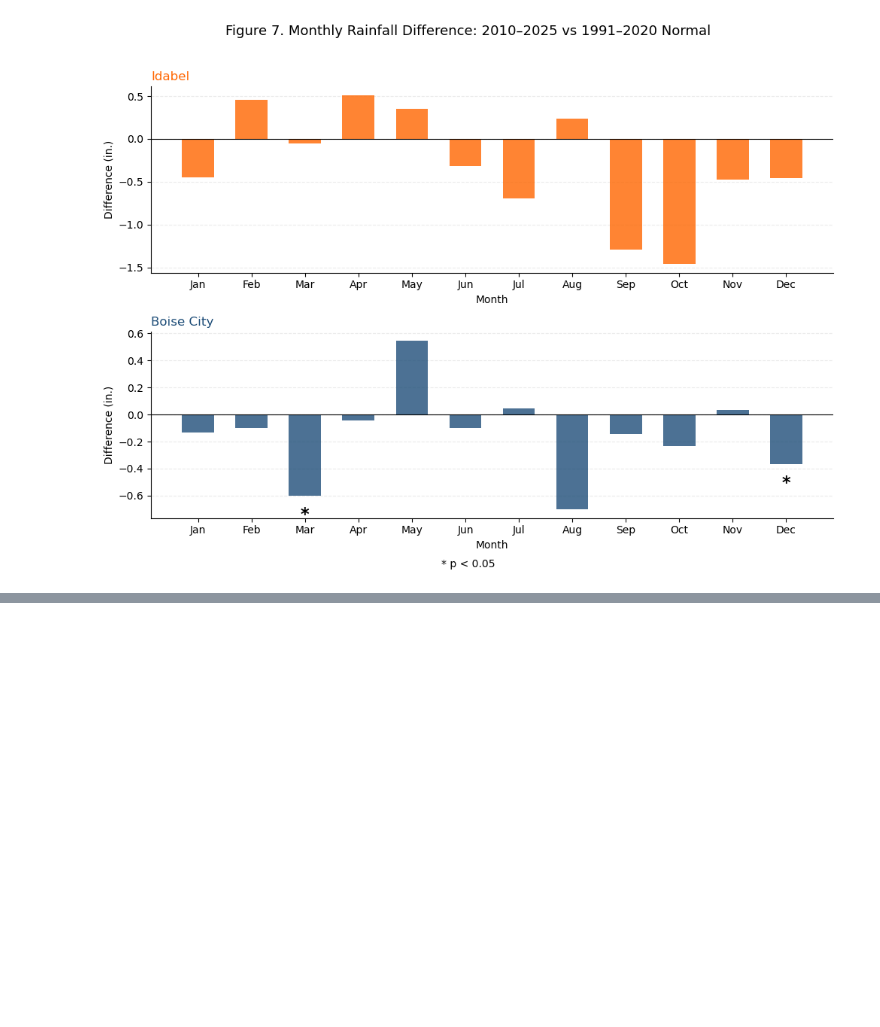
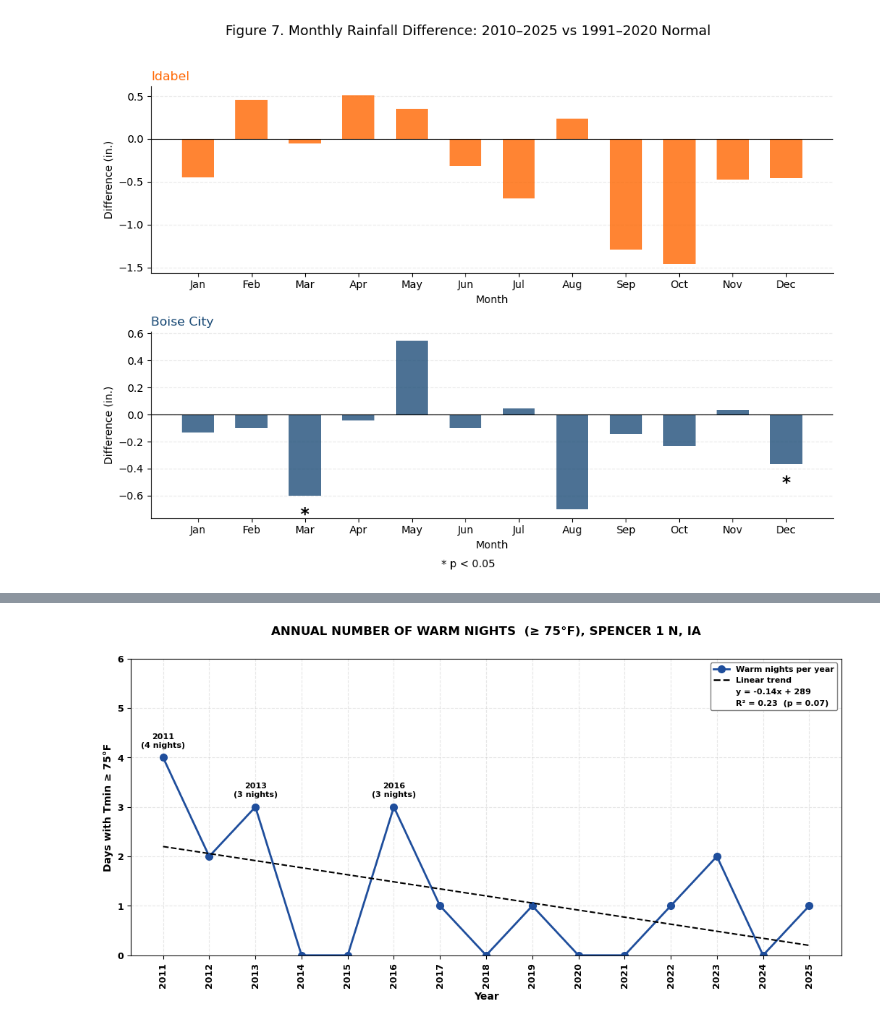
Before and after one commit to damponsah20/FS, a Jupyter notebook: Fact-Sheet_codes.ipynb, the cells around one changed output, grey strips where cells are left out. Drawn from its saved outputs; the diff is of its cells as text; code cells hidden in the pictures; blank space fills up the shorter version.

```diff
--- a/Fact-Sheet_codes.ipynb
+++ b/Fact-Sheet_codes.ipynb
@@ -806,0 +1240,88 @@ Month 1991-2020 Normal 2010-2025 Average Difference p-value Significant
+# %%
+import pandas as pd
+import numpy as np
+import matplotlib.pyplot as plt
+from matplotlib.lines import Line2D
+from matplotlib.ticker import MaxNLocator
+from scipy import stats
+
+# ---- Load and clean ----
+spencer = pd.read_excel('SPENCER_1N.xlsx')
+spencer.columns = spencer.columns.str.strip()   # removes hidden spaces in headers
+spencer['Date'] = pd.to_datetime(spencer['Date'])
+spencer['Year'] = spencer['Date'].dt.year
+
+# ---- Force temperature columns to numeric; show any non-numeric entries ----
+for col in ['MaxTemperature', 'MinTemperature', 'AvgTemperature']:
+    bad = spencer.loc[pd.to_numeric(spencer[col], errors='coerce').isna(), col]
+    if len(bad) > 0:
+        print(f'{col}: {len(bad)} non-numeric/missing entries ->', bad.unique())
+    spencer[col] = pd.to_numeric(spencer[col], errors='coerce')
+
+# "T" (trace) precipitation -> 0 (needed for later figures)
+spencer['Precipitation'] = pd.to_numeric(
+    spencer['Precipitation'].replace('T', 0), errors='coerce')
+
+# ---- Count warm nights (Tmin >= 75°F) per year ----
+warm_nights = (spencer['MinTemperature'] >= 75).groupby(spencer['Year']).sum()
+years = warm_nights.index.values
+counts = warm_nights.values
+
+# ---- Linear trend ----
+res = stats.linregress(years, counts)
+slope, intercept, r2, p = res.slope, res.intercept, res.rvalue**2, res.pvalue
+sign = '+' if intercept >= 0 else '-'
+
+# ---- Figure ----
+fig, ax = plt.subplots(figsize=(10.5, 5.5), facecolor='white')
+ax.plot(years, counts, 'o-', color='#1f4e9c', lw=2, ms=7)
+ax.plot(years, slope*years + intercept, '--', color='black', lw=1.5)
+
+# Label the 3 warmest years
+for y, c in sorted(zip(years, counts), key=lambda t: -t[1])[:3]:
+    ax.annotate(f'{y}\n({c} nights)', (y, c), textcoords='offset points',
+                xytext=(0, 10), ha='center', fontsize=8, fontweight='bold')
+
+# One combined legend block: lines + equation + R²
+handles = [
+    Line2D([], [], color='#1f4e9c', marker='o', lw=2, ms=7),
+    Line2D([], [], color='black', ls='--', lw=1.8),
+    Line2D([], [], ls='None'),
+    Line2D([], [], ls='None'),
+]
+labels = [
+    'Warm nights per year',
+    'Linear trend',
+    f'y = {slope:.2f}x {sign} {abs(intercept):.0f}',
+    f'R² = {r2:.2f}  (p = {p:.2f})',
+]
+ax.legend(handles, labels, loc='upper right', frameon=True, framealpha=1,
+          edgecolor='gray', prop={'weight': 'bold', 'size': 8})
+
+ax.set_xlabel('Year', fontweight='bold')
+ax.set_ylabel('Days with Tmin ≥ 75°F', fontweight='bold')
+ax.set_title('ANNUAL NUMBER OF WARM NIGHTS  (≥ 75°F), SPENCER 1 N, IA',
+             fontweight='bold', y=1.06)
+ax.set_xticks(years)
+ax.tick_params(axis='x', rotation=90)
+ax.set_ylim(0, max(np.ceil(counts.max() * 1.5), 4))
+ax.yaxis.set_major_locator(MaxNLocator(integer=True))
+ax.grid(alpha=0.3, linestyle='--')
+
+# Bold tick labels
+for lbl in ax.get_xticklabels() + ax.get_yticklabels():
+    lbl.set_fontweight('bold')
+    lbl.set_fontsize(9)
+
+fig.tight_layout()
+fig.savefig('fig2_warm_nights.png', dpi=300)
+plt.show()
+
+# ---- Results ----
+print(warm_nights.to_dict())
+print(f'Trend: {slope:+.2f} warm nights per year ({slope*10:+.1f} per decade)')
+print(f'R² = {r2:.2f}, p = {p:.2f}')
+print(f'Mean: {counts.mean():.1f} nights/yr, std dev: {counts.std(ddof=1):.1f}, '
+      f'range {counts.min()} to {counts.max()}')
+print('Warmest years:', warm_nights.sort_values(ascending=False).head(3).to_dict())
+# %% [output]
@@ -806,0 +1330 @@ Month 1991-2020 Normal 2010-2025 Average Difference p-value Significant
+[figure, added]
```
Also changed, not shown: parts of 11 cells of this notebook.
